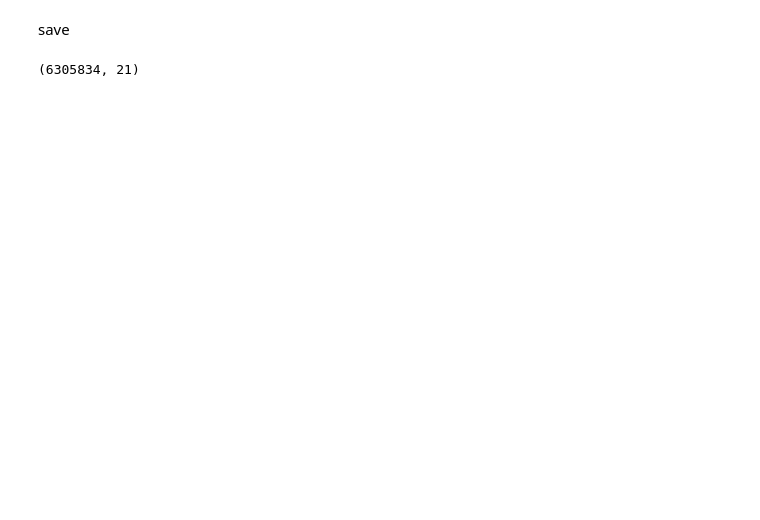
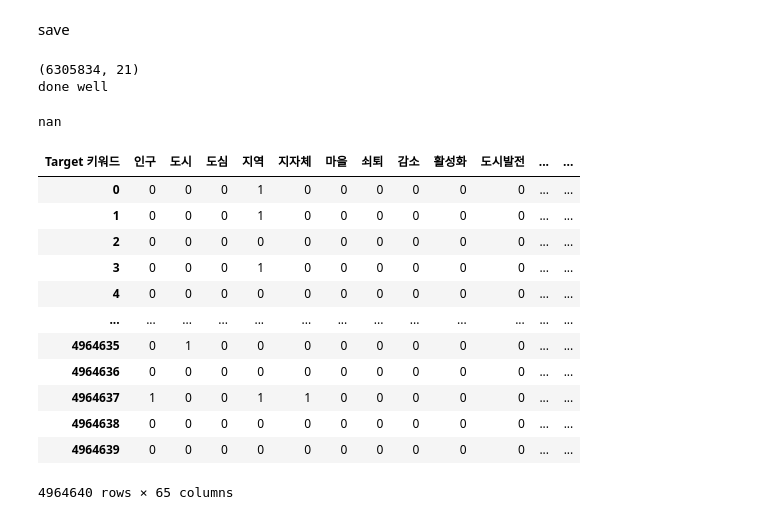
Before and after one commit to mglee815/UrbanTransformation, a Jupyter notebook: code/data_filtering.ipynb, the cells around one changed output. Drawn from its saved outputs; the diff is of its cells as text; code cells hidden in the pictures; blank space fills up the shorter version.

```diff
--- a/code/data_filtering.ipynb
+++ b/code/data_filtering.ipynb
@@ -198,8 +213,42 @@ Error:
 # %% [markdown]
 save
 # %%
-print(df_filter.shape)
-df_filter.to_pickle(f"{DATA_PATH}merged_filtered_0630.pkl")
+print(df_filter4.shape)
+df_filter4.to_pickle(f"{DATA_PATH}merged_filtered_0630.pkl")
 print('done well')
 # %% [output]
 (6305834, 21)
+done well
+# %%
+DATA_PATH = '../data/pkl/'
+df_filter4 = pd.read_pickle(f"{DATA_PATH}merged_filtered_0630.pkl")
+# %%
+empty_dummy = pd.DataFrame(
+    index = range(0, len(df_filter4)),
+    columns = keyword_list['Target 키워드']
+    )
+# %%
+empty_dummy.loc[0,'지역']
+# %% [output]
+nan
+# %%
+for idx, keywords in tqdm(enumerate(df_filter4.filter_keyword)):
+    for token in keywords:
+        empty_dummy.loc[idx, token] = 1
+# %%
+empty_dummy = empty_dummy.fillna(0)
+empty_dummy
+# %% [output]
+| Target 키워드 | 인구 | 도시 | 도심 | 지역 | 지자체 | 마을 | 쇠퇴 | 감소 | 활성화 | 도시발전 | ... | ... |
+| 0 | 0 | 0 | 0 | 1 | 0 | 0 | 0 | 0 | 0 | 0 | ... | ... |
+| 1 | 0 | 0 | 0 | 1 | 0 | 0 | 0 | 0 | 0 | 0 | ... | ... |
+| 2 | 0 | 0 | 0 | 0 | 0 | 0 | 0 | 0 | 0 | 0 | ... | ... |
+| 3 | 0 | 0 | 0 | 1 | 0 | 0 | 0 | 0 | 0 | 0 | ... | ... |
+| 4 | 0 | 0 | 0 | 0 | 0 | 0 | 0 | 0 | 0 | 0 | ... | ... |
+| ... | ... | ... | ... | ... | ... | ... | ... | ... | ... | ... | ... | ... |
+| 4964635 | 0 | 1 | 0 | 0 | 0 | 0 | 0 | 0 | 0 | 0 | ... | ... |
+| 4964636 | 0 | 0 | 0 | 0 | 0 | 0 | 0 | 0 | 0 | 0 | ... | ... |
+| 4964637 | 1 | 0 | 0 | 1 | 1 | 0 | 0 | 0 | 0 | 0 | ... | ... |
+| 4964638 | 0 | 0 | 0 | 0 | 0 | 0 | 0 | 0 | 0 | 0 | ... | ... |
+| 4964639 | 0 | 0 | 0 | 0 | 0 | 0 | 0 | 0 | 0 | 0 | ... | ... |
+4964640 rows × 65 columns
```
Also changed, not shown: parts of 7 cells of this notebook, 1 other file.
